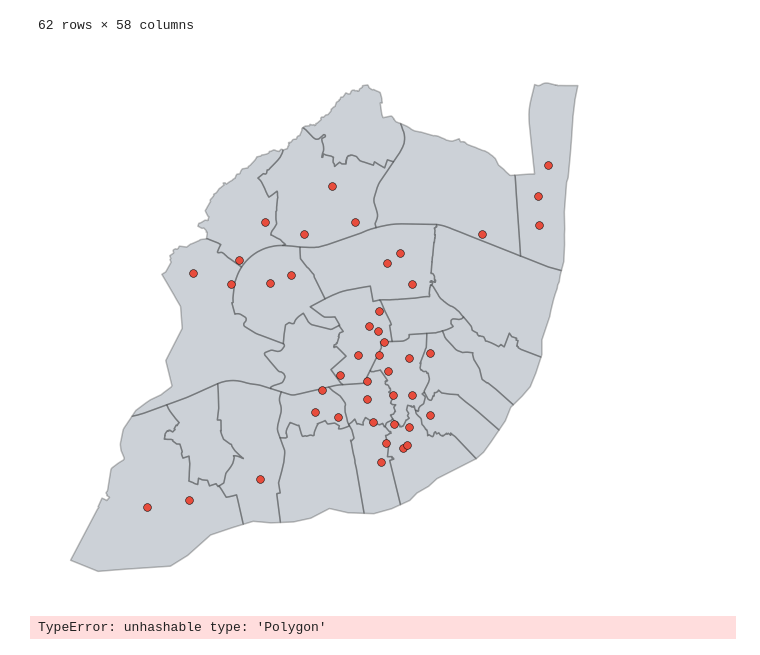
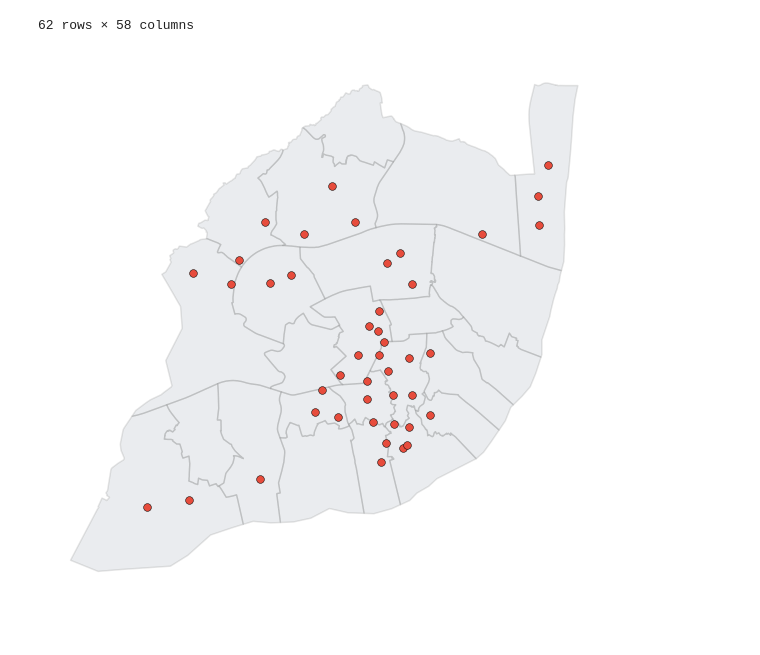
Before and after one commit to ricardozacarias/padarias, a Jupyter notebook: padarias.ipynb, the cells around one changed output. Saved outputs shown, nothing was run; the diff lists cells and outputs as text; code cells hidden in the pictures.

```diff
--- a/padarias.ipynb
+++ b/padarias.ipynb
@@ -39,13 +39,11 @@ padarias
 # %%
 # remove points outside the city
 points = points[points.geometry.within(freguesias.unary_union)]
 
-base = freguesias.plot(figsize=(10, 10), facecolor='#34495e', edgecolor='black', linewidth= 1.5, alpha=.25)
+base = freguesias.plot(figsize=(10, 10), facecolor='#34495e', edgecolor='black', linewidth= 1.5, alpha=.1)
 points.plot(ax=base, marker='o', color='#e74c3c', markersize=60, edgecolor='k', linewidth=.5)
 base.axis('off');
 # %% [output]
-[figure, old version]
+[figure, new version]
 # %%
-radius = gp.GeoDataFrame(geometry=points.buffer(500))
+radius = gp.GeoSeries(points.buffer(500).unary_union)
-# %% [output]
-TypeError: unhashable type: 'Polygon'
```
Also changed, not shown: parts of 10 cells of this notebook.
